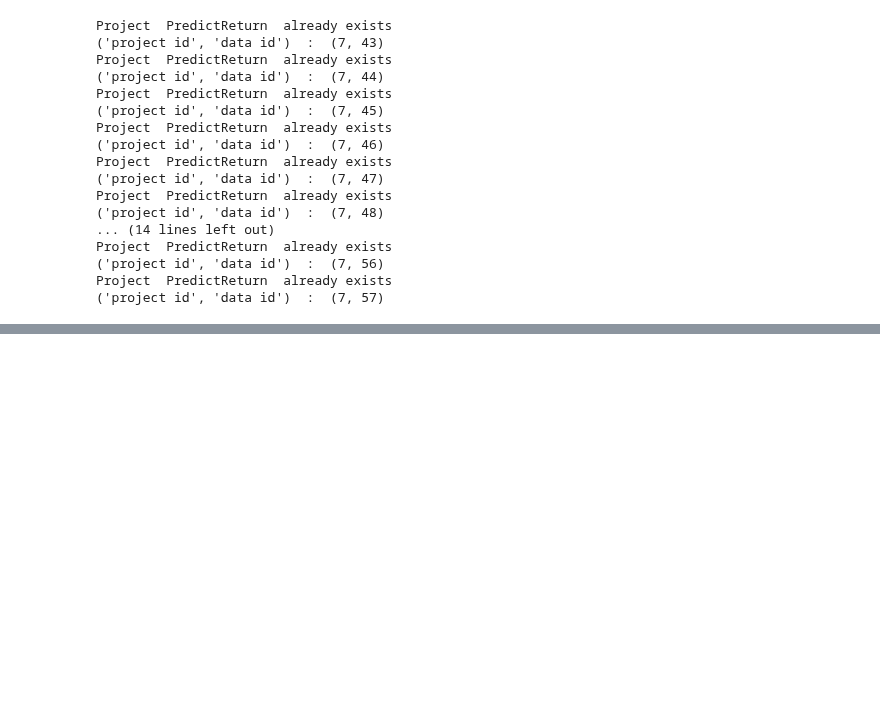
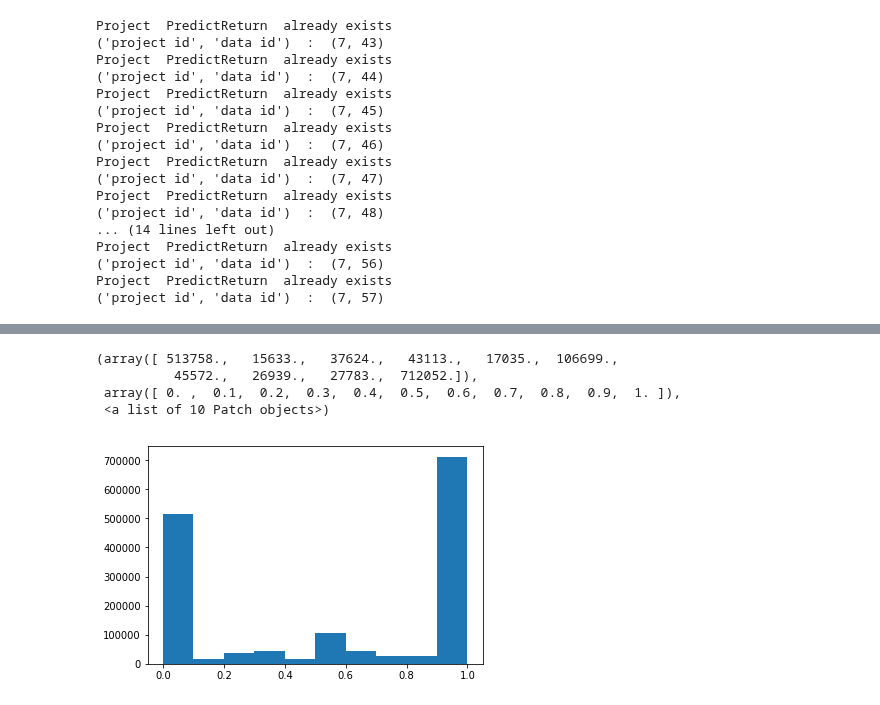
Before and after one commit to ajmal017/trade_analytics, a Jupyter notebook: trade_analytics/trade_analytics.ipynb, the cells around one changed output, grey strips where cells are left out. Cells and saved outputs as stored; diff of their text form; code cells hidden in the pictures; blank space fills up the shorter version.

Commit message:
need to test validation

```diff
--- a/trade_analytics/trade_analytics.ipynb
+++ b/trade_analytics/trade_analytics.ipynb
@@ -660,0 +698,17 @@ Project  PredictReturn  already exists
+# %%
+from __future__ import division
+from datascience import models as dtscmd
+from datascience import tasks as dtsctks
+from datascience import libs as dtsclibs
+from celery import group
+import time
+import pickle as pkl
+import datascience.ModelCodes.AnonymousUser as MLmod
+
+model=dtscmd.MLmodels.objects.get(id=4)
+M=MLmod.RandomForrrest_1()
+M.loadmodel(model)
+M.loaddata()
+X,Y=M.pre_processing_train()
+M.train()
+M.Run_validation_all()
@@ -660,0 +733,8 @@ Project  PredictReturn  already exists
+# %%
+plt.hist(Y)
+# %% [output]
+(array([ 513758.,   15633.,   37624.,   43113.,   17035.,  106699.,
+          45572.,   26939.,   27783.,  712052.]),
+ array([ 0. ,  0.1,  0.2,  0.3,  0.4,  0.5,  0.6,  0.7,  0.8,  0.9,  1. ]),
+ <a list of 10 Patch objects>)
+[figure, added]
```
Also changed, not shown: parts of 13 cells of this notebook, 5 other files.
